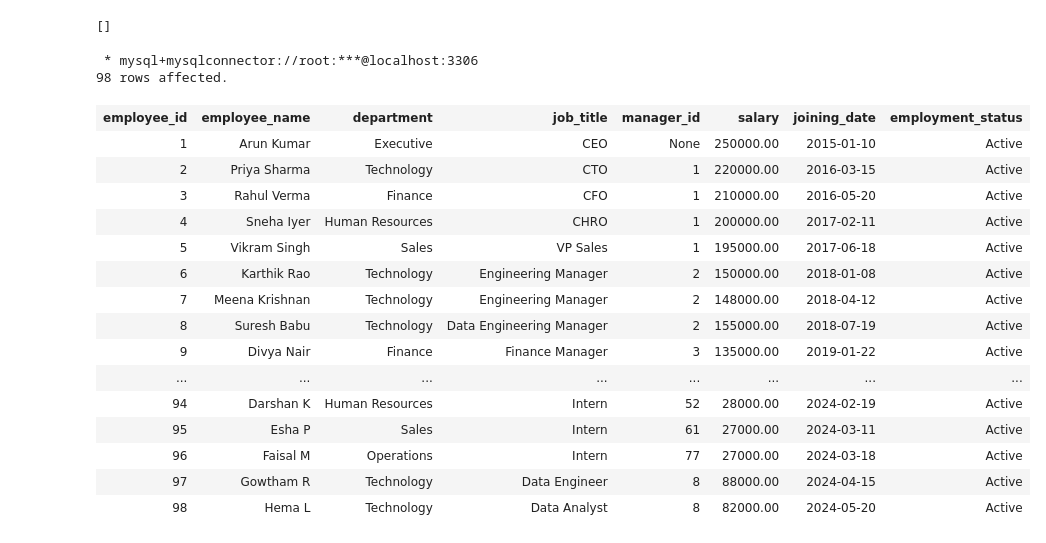
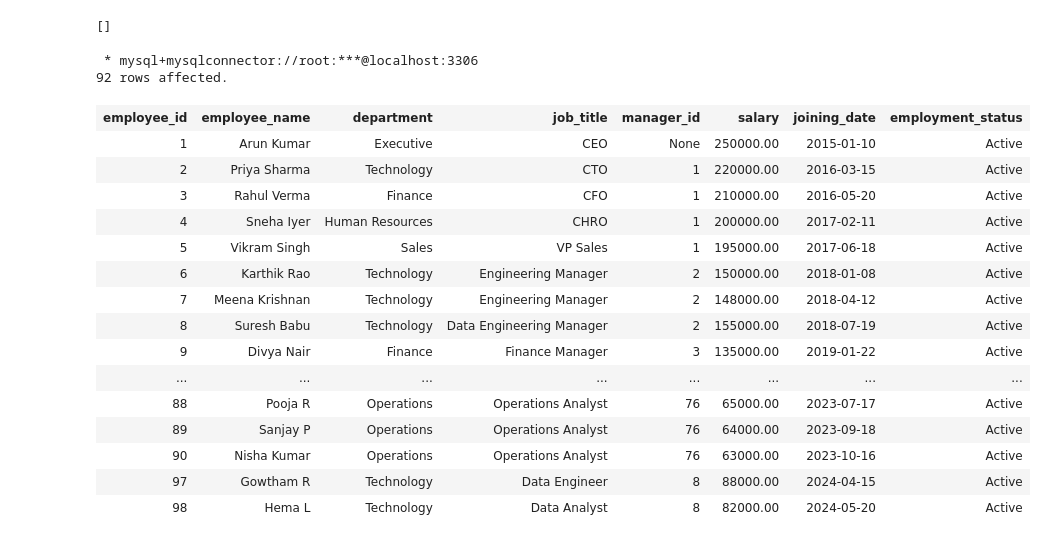
Before and after one commit to sk-liferacer/Sql-daily-works, a Jupyter notebook: where.ipynb, the cells around one changed output. Drawn from its saved outputs; the diff is of its cells as text; code cells hidden in the pictures.

```diff
--- a/where.ipynb
+++ b/where.ipynb
@@ -136,24 +133,25 @@ VALUES
 []
 # %%
 %%sql
-select * from peoples;
+select * from peoples
+where salary > 50000;
 # %% [output]
  * mysql+mysqlconnector://root:***@localhost:3306
-98 rows affected.
+92 rows affected.
 | employee_id | employee_name | department | job_title | manager_id | salary | joining_date | employment_status |
 | 1 | Arun Kumar | Executive | CEO | None | 250000.00 | 2015-01-10 | Active |
 | 2 | Priya Sharma | Technology | CTO | 1 | 220000.00 | 2016-03-15 | Active |
 | 3 | Rahul Verma | Finance | CFO | 1 | 210000.00 | 2016-05-20 | Active |
 | 4 | Sneha Iyer | Human Resources | CHRO | 1 | 200000.00 | 2017-02-11 | Active |
 | 5 | Vikram Singh | Sales | VP Sales | 1 | 195000.00 | 2017-06-18 | Active |
 | 6 | Karthik Rao | Technology | Engineering Manager | 2 | 150000.00 | 2018-01-08 | Active |
 | 7 | Meena Krishnan | Technology | Engineering Manager | 2 | 148000.00 | 2018-04-12 | Active |
 | 8 | Suresh Babu | Technology | Data Engineering Manager | 2 | 155000.00 | 2018-07-19 | Active |
 | 9 | Divya Nair | Finance | Finance Manager | 3 | 135000.00 | 2019-01-22 | Active |
 | ... | ... | ... | ... | ... | ... | ... | ... |
-| 94 | Darshan K | Human Resources | Intern | 52 | 28000.00 | 2024-02-19 | Active |
-| 95 | Esha P | Sales | Intern | 61 | 27000.00 | 2024-03-11 | Active |
-| 96 | Faisal M | Operations | Intern | 77 | 27000.00 | 2024-03-18 | Active |
+| 88 | Pooja R | Operations | Operations Analyst | 76 | 65000.00 | 2023-07-17 | Active |
+| 89 | Sanjay P | Operations | Operations Analyst | 76 | 64000.00 | 2023-09-18 | Active |
+| 90 | Nisha Kumar | Operations | Operations Analyst | 76 | 63000.00 | 2023-10-16 | Active |
 | 97 | Gowtham R | Technology | Data Engineer | 8 | 88000.00 | 2024-04-15 | Active |
 | 98 | Hema L | Technology | Data Analyst | 8 | 82000.00 | 2024-05-20 | Active |
 # %%
```
Also changed, not shown: parts of 2 cells of this notebook, 4 other files.
